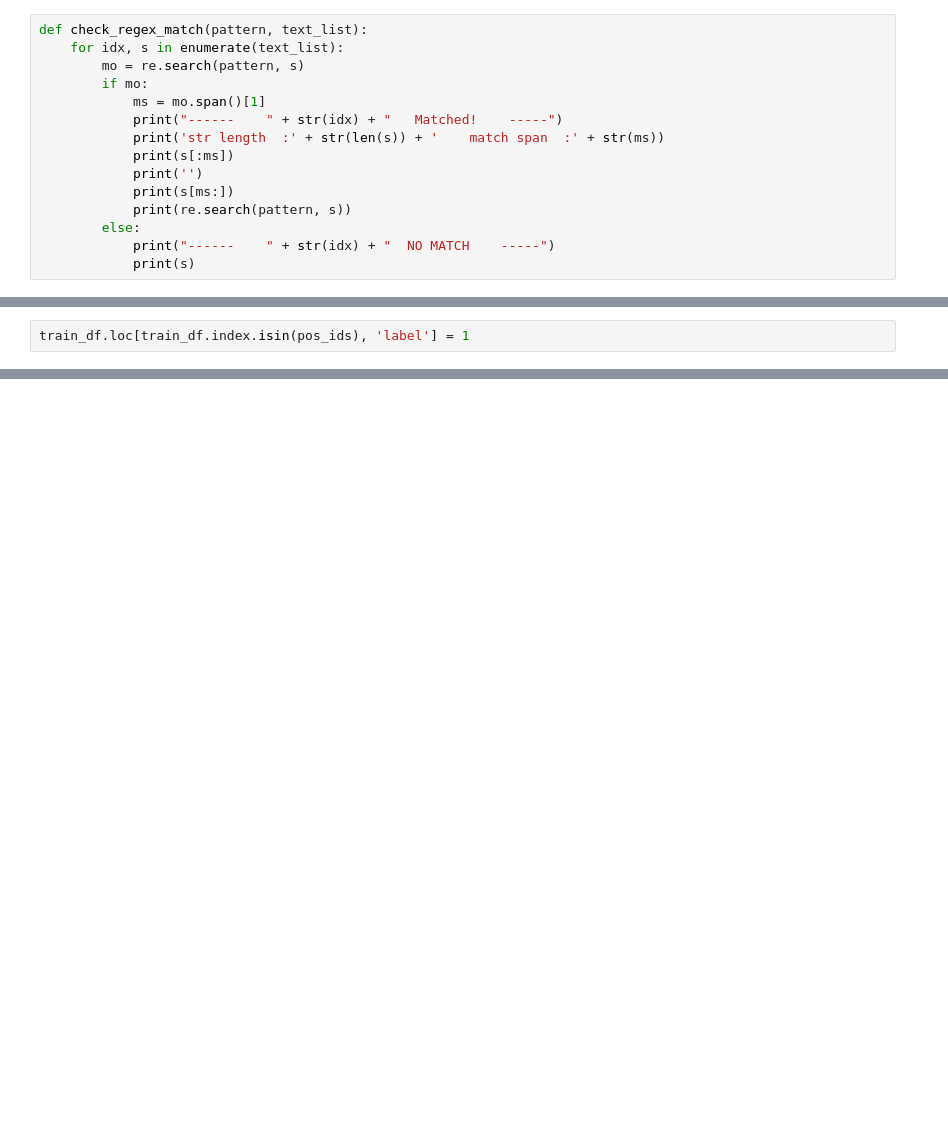
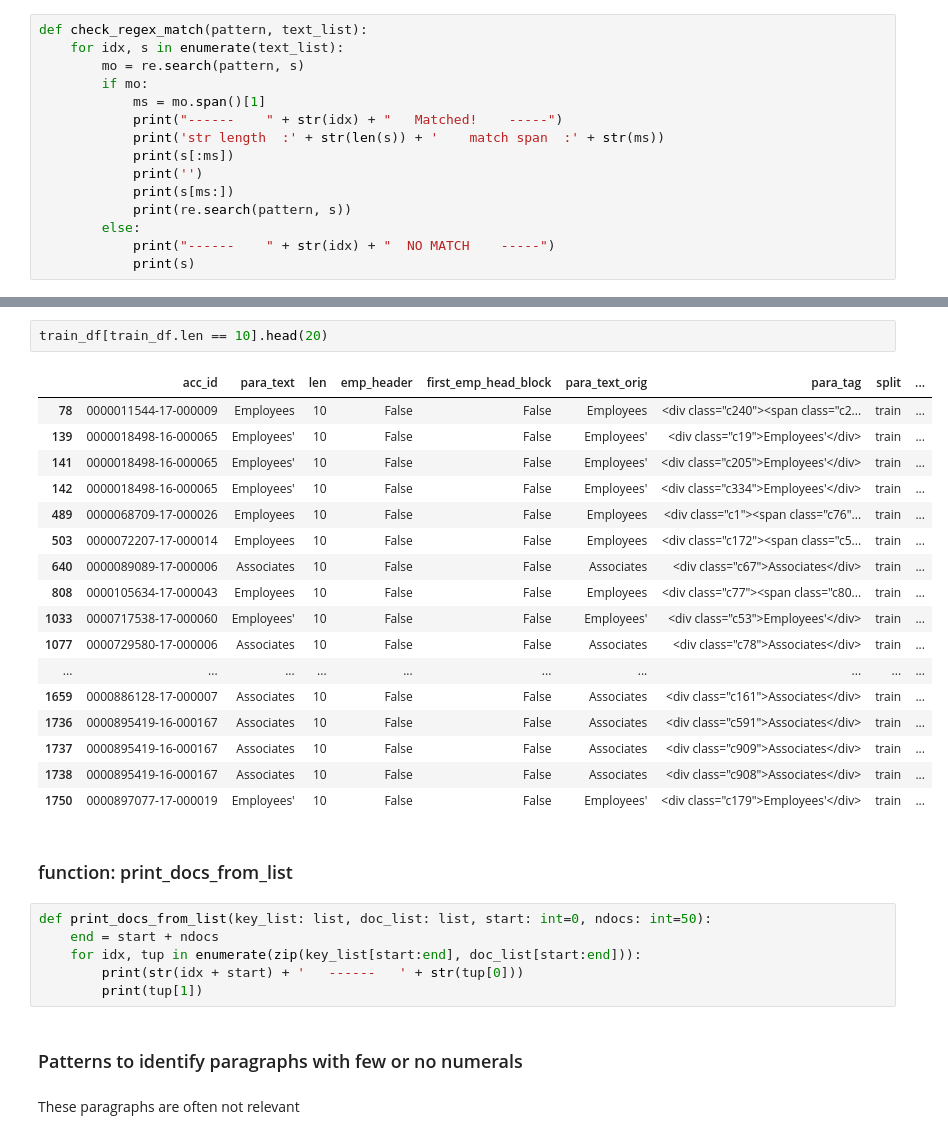
Before and after one commit to JarrodAJ/sec_employee_information_extraction, a Jupyter notebook: 2_label_paragraphs.ipynb, the cells around one changed output, grey strips where cells are left out. Cells and saved outputs as stored; diff of their text form; blank space fills up the shorter version.

```diff
--- a/2_label_paragraphs.ipynb
+++ b/2_label_paragraphs.ipynb
@@ -137,2 +208,0 @@ pos_ids = set(pos_ids)
-# %%
-train_df.loc[train_df.index.isin(pos_ids), 'label'] = 1
@@ -151,0 +239,32 @@ train_df.iloc[0:2,]
+# %%
+train_df[train_df.len == 10].head(20)
+# %% [output]
+|  | acc_id | para_text | len | emp_header | first_emp_head_block | para_text_orig | para_tag | split | ... |
+| 78 | 0000011544-17-000009 | Employees | 10 | False | False | Employees | <div class="c240"><span class="c2... | train | ... |
+| 139 | 0000018498-16-000065 | Employees' | 10 | False | False | Employees' | <div class="c19">Employees'</div> | train | ... |
+| 141 | 0000018498-16-000065 | Employees' | 10 | False | False | Employees' | <div class="c205">Employees'</div> | train | ... |
+| 142 | 0000018498-16-000065 | Employees' | 10 | False | False | Employees' | <div class="c334">Employees'</div> | train | ... |
+| 489 | 0000068709-17-000026 | Employees | 10 | False | False | Employees | <div class="c1"><span class="c76"... | train | ... |
+| 503 | 0000072207-17-000014 | Employees | 10 | False | False | Employees | <div class="c172"><span class="c5... | train | ... |
+| 640 | 0000089089-17-000006 | Associates | 10 | False | False | Associates | <div class="c67">Associates</div> | train | ... |
+| 808 | 0000105634-17-000043 | Employees | 10 | False | False | Employees | <div class="c77"><span class="c80... | train | ... |
+| 1033 | 0000717538-17-000060 | Employees' | 10 | False | False | Employees' | <div class="c53">Employees'</div> | train | ... |
+| 1077 | 0000729580-17-000006 | Associates | 10 | False | False | Associates | <div class="c78">Associates</div> | train | ... |
+| ... | ... | ... | ... | ... | ... | ... | ... | ... | ... |
+| 1659 | 0000886128-17-000007 | Associates | 10 | False | False | Associates | <div class="c161">Associates</div> | train | ... |
+| 1736 | 0000895419-16-000167 | Associates | 10 | False | False | Associates | <div class="c591">Associates</div> | train | ... |
+| 1737 | 0000895419-16-000167 | Associates | 10 | False | False | Associates | <div class="c909">Associates</div> | train | ... |
+| 1738 | 0000895419-16-000167 | Associates | 10 | False | False | Associates | <div class="c908">Associates</div> | train | ... |
+| 1750 | 0000897077-17-000019 | Employees' | 10 | False | False | Employees' | <div class="c179">Employees'</div> | train | ... |
+# %% [markdown]
+### function: print_docs_from_list
+# %%
+def print_docs_from_list(key_list: list, doc_list: list, start: int=0, ndocs: int=50):
+    end = start + ndocs
+    for idx, tup in enumerate(zip(key_list[start:end], doc_list[start:end])):
+        print(str(idx + start) + '   ------   ' + str(tup[0]))
+        print(tup[1])
+# %% [markdown]
+### Patterns to identify paragraphs with few or no numerals
+# %% [markdown]
+These paragraphs are often not relevant
```
Also changed, not shown: parts of 37 cells of this notebook, 2 other files.
